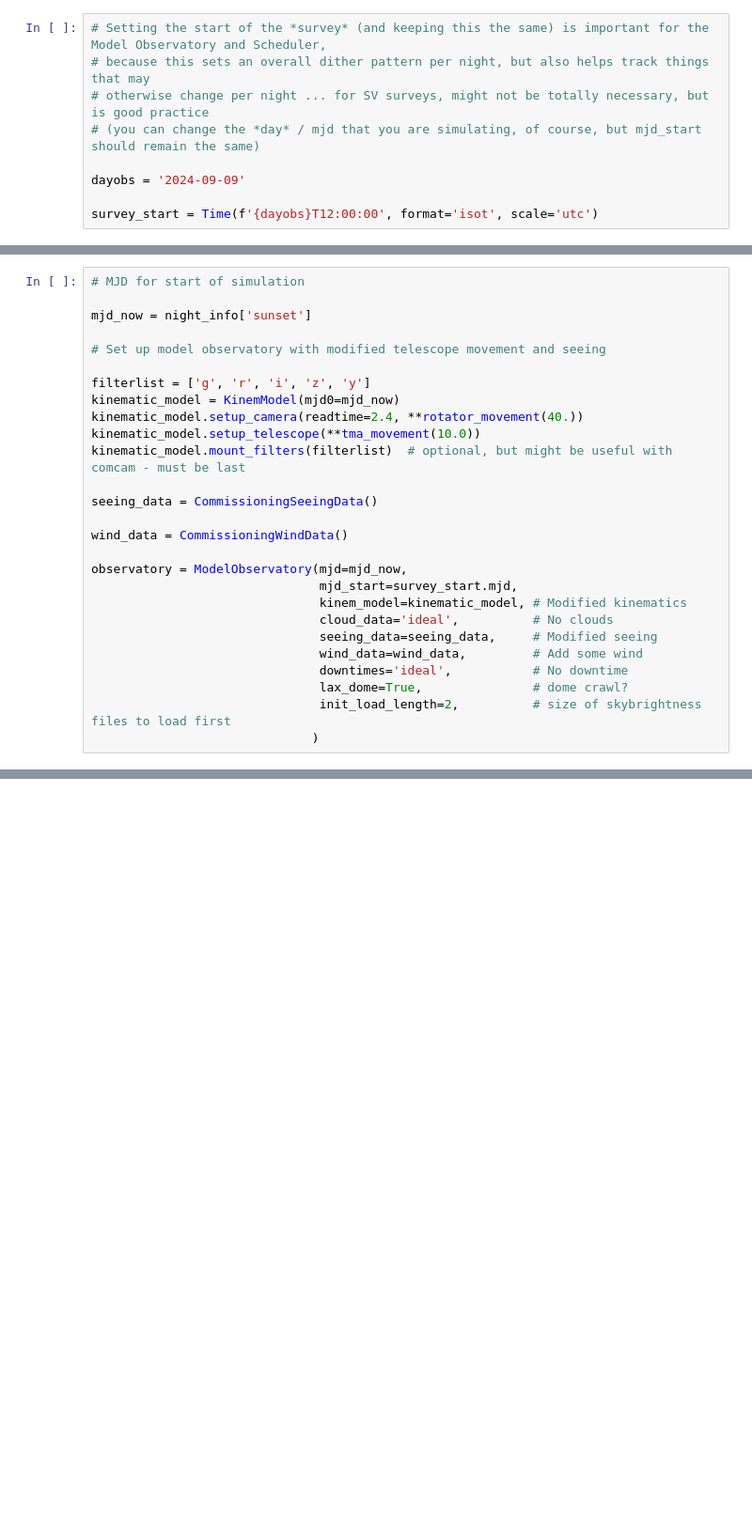
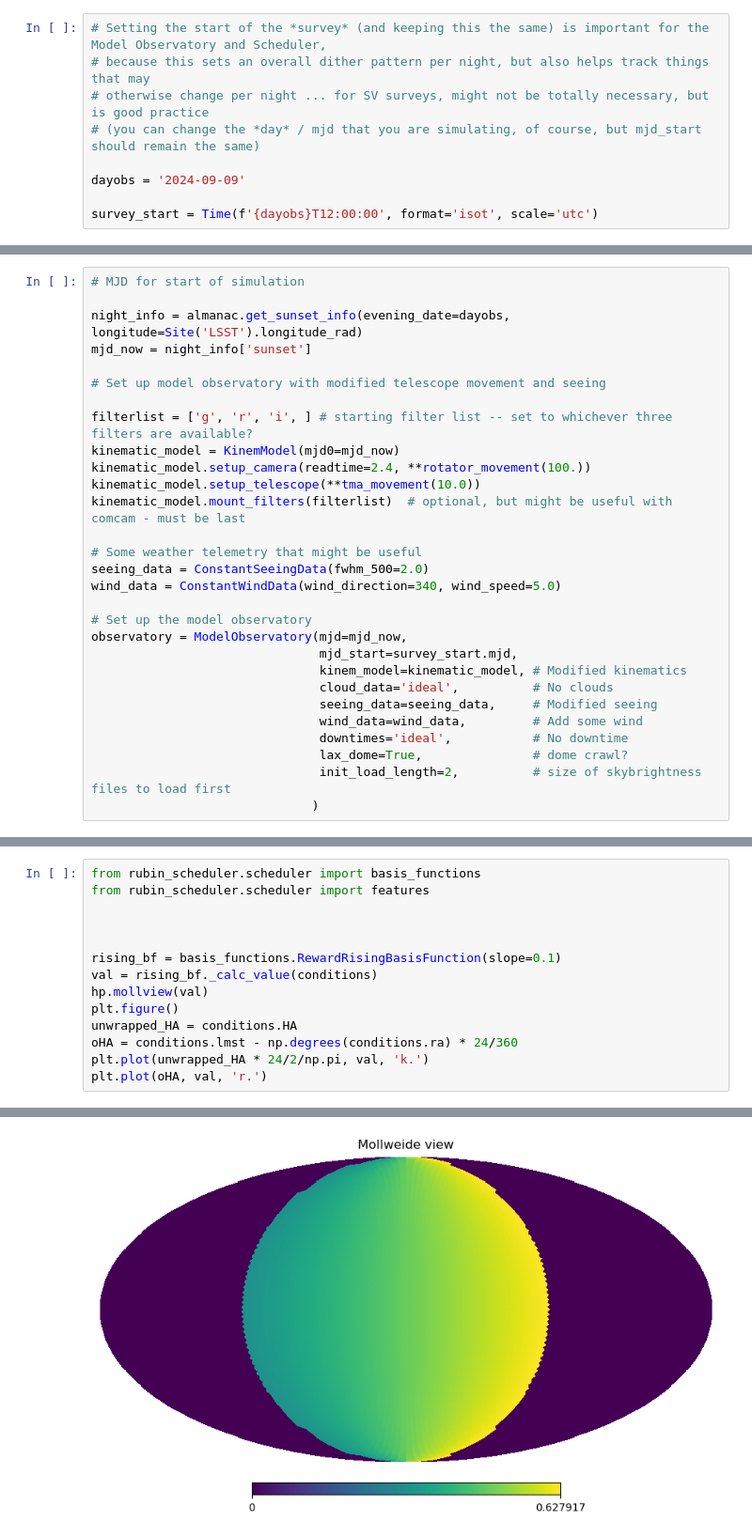
Before and after one commit to rhiannonlynne/ops_rehearsal_commissioning_2024, a Jupyter notebook: ComCam_Sims.ipynb, the cells around one changed output, grey strips where cells are left out. Shown at 94% size. Saved outputs shown, nothing was run; the diff lists cells and outputs as text; blank space fills up the shorter version.

```diff
--- a/ComCam_Sims.ipynb
+++ b/ComCam_Sims.ipynb
@@ -135,20 +88,22 @@ class CommissioningWindData:
 # %%
 # MJD for start of simulation
 
+night_info = almanac.get_sunset_info(evening_date=dayobs, longitude=Site('LSST').longitude_rad)
 mjd_now = night_info['sunset']
 
 # Set up model observatory with modified telescope movement and seeing
 
-filterlist = ['g', 'r', 'i', 'z', 'y']
+filterlist = ['g', 'r', 'i', ] # starting filter list -- set to whichever three filters are available?
 kinematic_model = KinemModel(mjd0=mjd_now)
-kinematic_model.setup_camera(readtime=2.4, **rotator_movement(40.))
+kinematic_model.setup_camera(readtime=2.4, **rotator_movement(100.))
 kinematic_model.setup_telescope(**tma_movement(10.0))
 kinematic_model.mount_filters(filterlist)  # optional, but might be useful with comcam - must be last
 
-seeing_data = CommissioningSeeingData()
+# Some weather telemetry that might be useful
+seeing_data = ConstantSeeingData(fwhm_500=2.0)
+wind_data = ConstantWindData(wind_direction=340, wind_speed=5.0)
 
-wind_data = CommissioningWindData()
-
+# Set up the model observatory
 observatory = ModelObservatory(mjd=mjd_now,
                                mjd_start=survey_start.mjd,
                                kinem_model=kinematic_model, # Modified kinematics
@@ -491,0 +424,15 @@ class FieldSurvey(BaseSurvey):
+# %%
+from rubin_scheduler.scheduler import basis_functions
+from rubin_scheduler.scheduler import features
+
+
+
+rising_bf = basis_functions.RewardRisingBasisFunction(slope=0.1)
+val = rising_bf._calc_value(conditions)
+hp.mollview(val)
+plt.figure()
+unwrapped_HA = conditions.HA
+oHA = conditions.lmst - np.degrees(conditions.ra) * 24/360
+plt.plot(unwrapped_HA * 24/2/np.pi, val, 'k.')
+plt.plot(oHA, val, 'r.')
+# %% [output]
@@ -491,0 +440 @@ class FieldSurvey(BaseSurvey):
+[figure, added]
```
Also changed, not shown: parts of 20 cells of this notebook.
